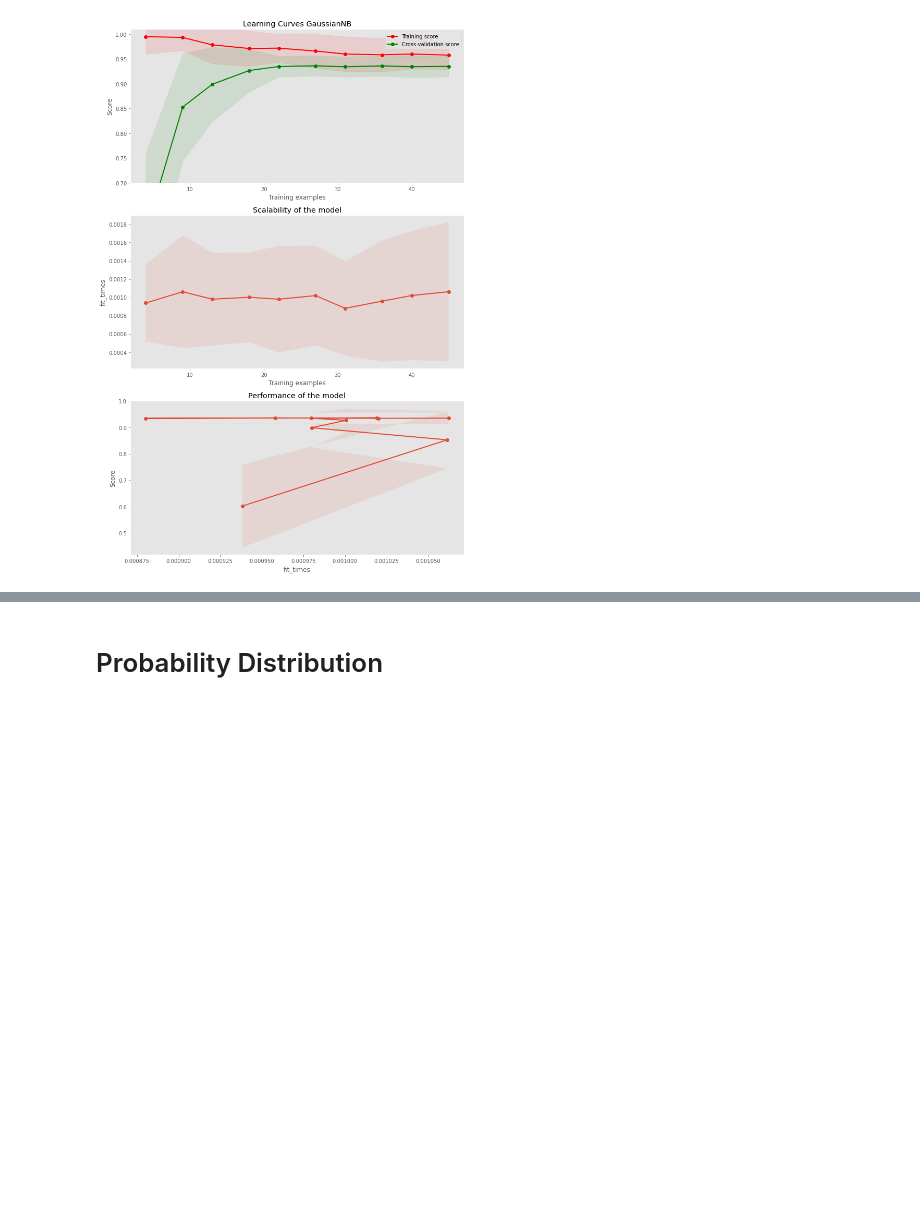
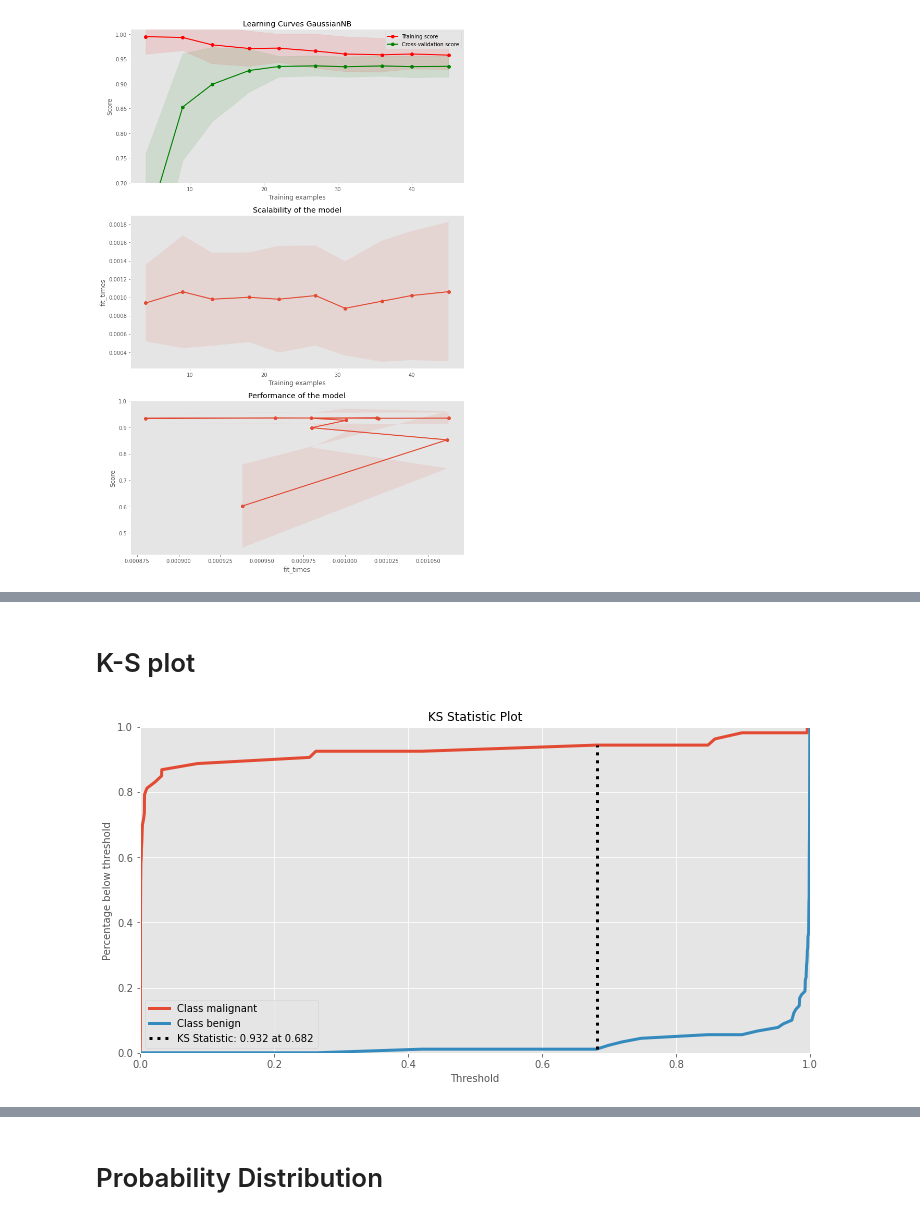
Before and after one commit to imanursar/Machine-Learning-Notes, a Jupyter notebook: Custom Function/Scoring Function.ipynb, the cells around one changed output, grey strips where cells are left out. Saved outputs shown, nothing was run; the diff lists cells and outputs as text; code cells hidden in the pictures; blank space fills up the shorter version.

```diff
--- a/Custom Function/Scoring Function.ipynb
+++ b/Custom Function/Scoring Function.ipynb
@@ -351,0 +364,9 @@ scoring.plot_learning_curve(cancer.data, cancer.target,"GaussianNB",nb,50,0.2)
+# %% [markdown]
+# K-S plot
+# %%
+scoring.ks_plot(y_test, probs_dual_model[1],labels=['malignant', 'benign'],
+                title='KS Statistic Plot',
+                ax=None, figsize=(12,6), title_fontsize="large",
+                text_fontsize="medium")
+# %% [output]
+[figure, added]
```
Also changed, not shown: parts of 9 cells of this notebook.
